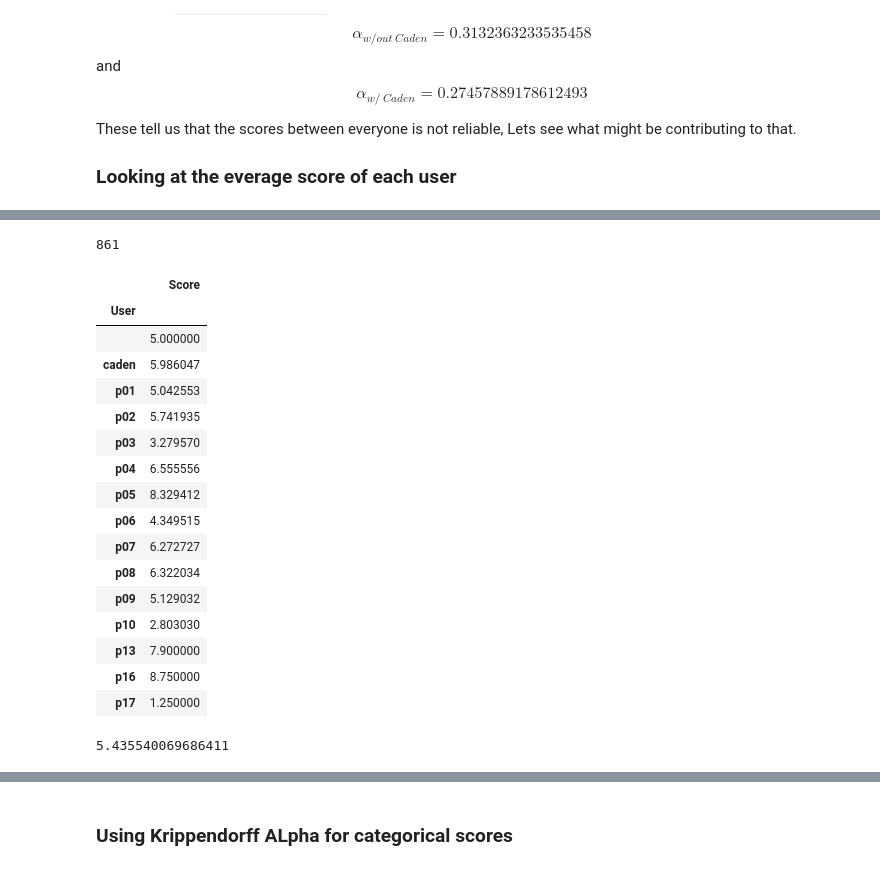
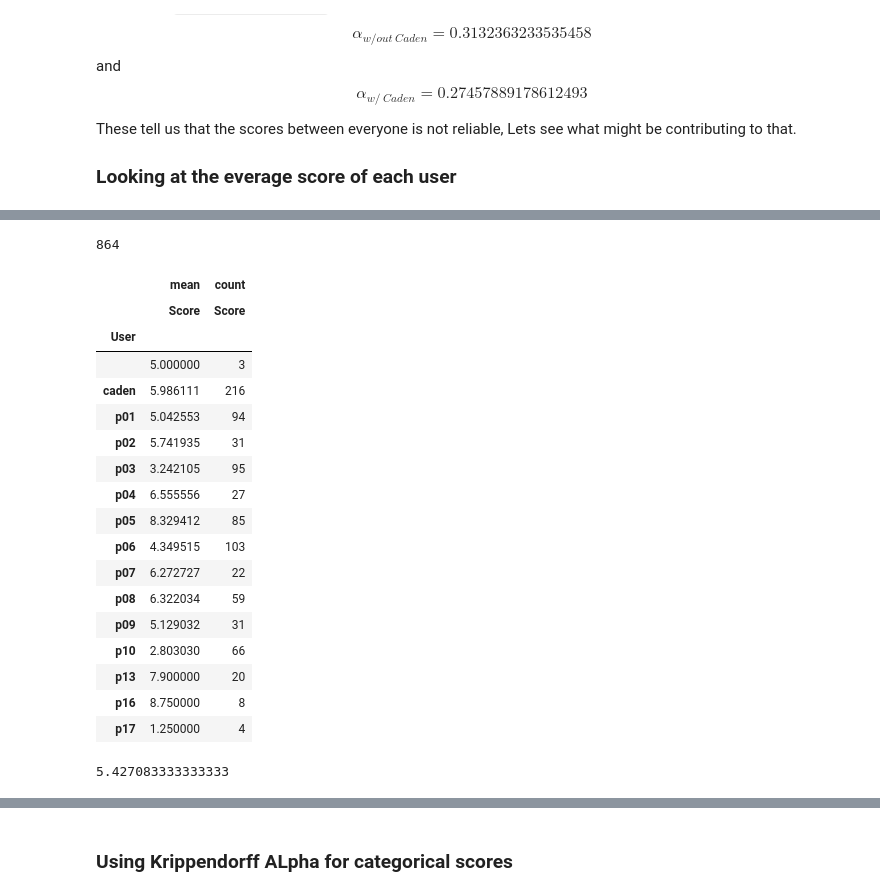
Before and after one commit to cwc09262/psalms-nlp-research, a Jupyter notebook: query_compare/blind_external_scoring.ipynb, the cells around one changed output, grey strips where cells are left out. Cells and saved outputs as stored; diff of their text form; code cells hidden in the pictures.

```diff
--- a/query_compare/blind_external_scoring.ipynb
+++ b/query_compare/blind_external_scoring.ipynb
@@ -266,0 +304,9 @@ external = external[external['numbered_result'] != 6]
+# %%
+scores["Score"] = pd.to_numeric(scores["Score"], errors="coerce")
+
+avg = scores.groupby("User")["Score"].agg(["mean", "count"])
+
+avg["mean"] = avg["mean"].round(2)
+avg["count"] = avg["count"].astype(int)
+
+avg
@@ -714,31 +778,32 @@ scores['Score'] = scores['Score'].astype(int)
 
 scores['Score'].count()
 # %% [output]
-861
+864
 # %%
-scores.pivot_table(index='User', values='Score', aggfunc='mean')
+scores.pivot_table(index='User', values='Score', aggfunc=['mean', 'count'])
 # %% [output]
-|  | Score |
-| User |  |
-|  | 5.000000 |
-| caden | 5.986047 |
-| p01 | 5.042553 |
-| p02 | 5.741935 |
-| p03 | 3.279570 |
-| p04 | 6.555556 |
-| p05 | 8.329412 |
-| p06 | 4.349515 |
-| p07 | 6.272727 |
-| p08 | 6.322034 |
-| p09 | 5.129032 |
-| p10 | 2.803030 |
-| p13 | 7.900000 |
-| p16 | 8.750000 |
-| p17 | 1.250000 |
+|  | mean | count |
+|  | Score | Score |
+| User |  |  |
+|  | 5.000000 | 3 |
+| caden | 5.986111 | 216 |
+| p01 | 5.042553 | 94 |
+| p02 | 5.741935 | 31 |
+| p03 | 3.242105 | 95 |
+| p04 | 6.555556 | 27 |
+| p05 | 8.329412 | 85 |
+| p06 | 4.349515 | 103 |
+| p07 | 6.272727 | 22 |
+| p08 | 6.322034 | 59 |
+| p09 | 5.129032 | 31 |
+| p10 | 2.803030 | 66 |
+| p13 | 7.900000 | 20 |
+| p16 | 8.750000 | 8 |
+| p17 | 1.250000 | 4 |
 # %%
 scores['Score'].mean()
 # %% [output]
-5.435540069686411
+5.427083333333333
 # %%
 import numpy as np
 
```
Also changed, not shown: parts of 79 cells of this notebook, 28 other files.
